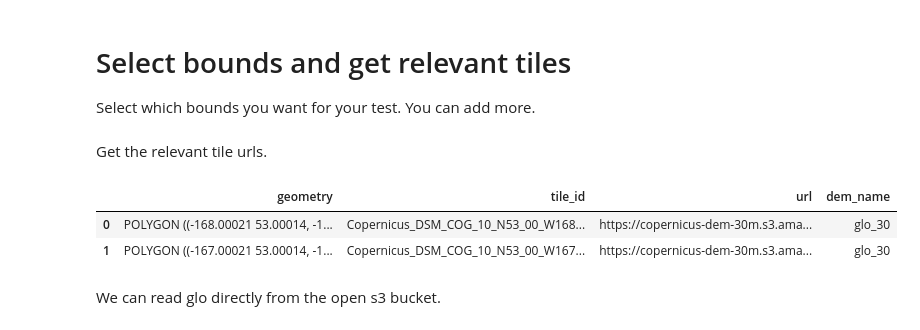
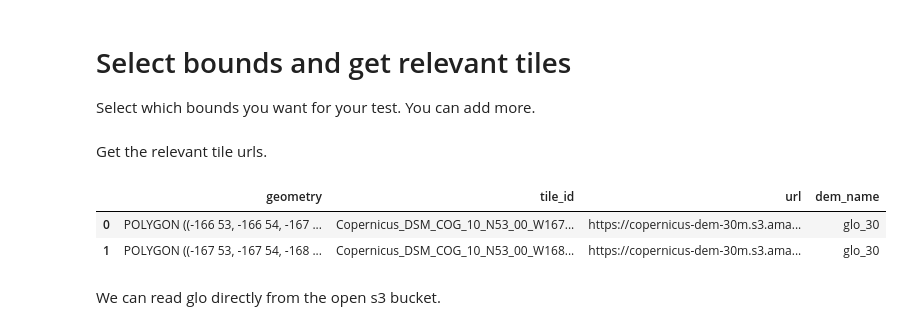
Before and after one commit to ACCESS-Cloud-Based-InSAR/dem-stitcher, a Jupyter notebook: notebooks/analysis_and_comparison/0_Alignment_with_original_DEM_tiles.ipynb, the cells around one changed output. Drawn from its saved outputs; the diff is of its cells as text; code cells hidden in the pictures.

```diff
--- a/notebooks/analysis_and_comparison/0_Alignment_with_original_DEM_tiles.ipynb
+++ b/notebooks/analysis_and_comparison/0_Alignment_with_original_DEM_tiles.ipynb
@@ -32,13 +32,13 @@ Get the relevant tile urls.
 # %%
 df_request_bounds = gpd.GeoDataFrame(geometry=[box(*bounds)],
                                      crs=CRS.from_epsg(4326))
 
-df = get_dem_tiles(bounds, 'glo_30')
+df = get_overlapping_dem_tiles(bounds, 'glo_30')
 df
 # %% [output]
 |  | geometry | tile_id | url | dem_name |
-| 0 | POLYGON ((-168.00021 53.00014, -1... | Copernicus_DSM_COG_10_N53_00_W168... | https://copernicus-dem-30m.s3.ama... | glo_30 |
-| 1 | POLYGON ((-167.00021 53.00014, -1... | Copernicus_DSM_COG_10_N53_00_W167... | https://copernicus-dem-30m.s3.ama... | glo_30 |
+| 0 | POLYGON ((-166 53, -166 54, -167 ... | Copernicus_DSM_COG_10_N53_00_W167... | https://copernicus-dem-30m.s3.ama... | glo_30 |
+| 1 | POLYGON ((-167 53, -167 54, -168 ... | Copernicus_DSM_COG_10_N53_00_W168... | https://copernicus-dem-30m.s3.ama... | glo_30 |
 # %% [markdown]
 We can read glo directly from the open s3 bucket.
 # %% [markdown]
```
Also changed, not shown: parts of 6 cells of this notebook, 2 other files.
